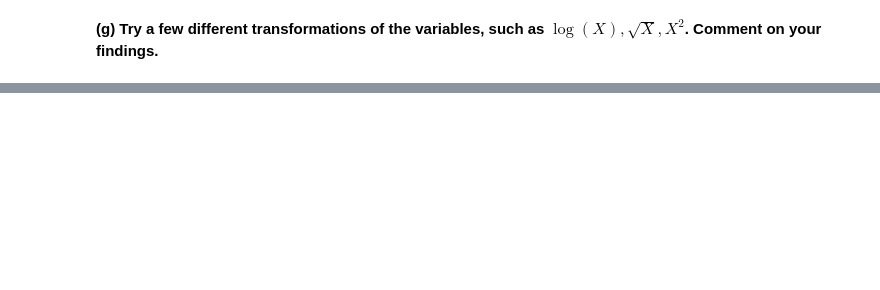
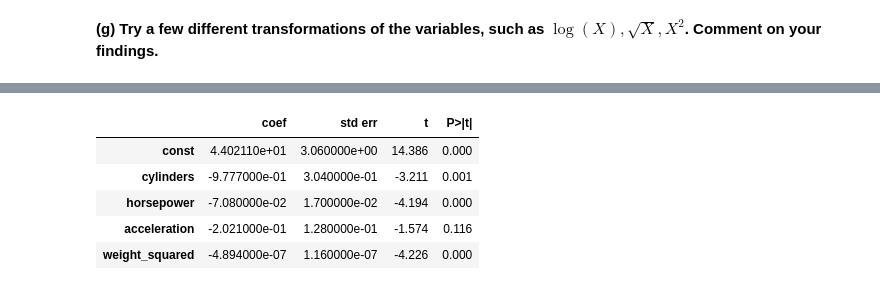
Before and after one commit to WillDBM/DATA-303, a Jupyter notebook: Lab/Armentrout_William_Lab3.ipynb, the cells around one changed output, grey strips where cells are left out. Cells and saved outputs as stored; diff of their text form; code cells hidden in the pictures; blank space fills up the shorter version.

```diff
--- a/Lab/Armentrout_William_Lab3.ipynb
+++ b/Lab/Armentrout_William_Lab3.ipynb
@@ -147,0 +268,12 @@ $\log(X), \sqrt{X}, X^2$. Comment on your findings.**
+# %%
+# weight^2
+auto['weight_squared'] = auto['weight'] ** 2
+model_weight2 = sm.OLS(auto.mpg, sm.add_constant(auto[['cylinders', 'horsepower', 'acceleration', 'weight_squared']])).fit()
+summarize(model_weight2)
+# %% [output]
+|  | coef | std err | t | P>|t| |
+| const | 4.402110e+01 | 3.060000e+00 | 14.386 | 0.000 |
+| cylinders | -9.777000e-01 | 3.040000e-01 | -3.211 | 0.001 |
+| horsepower | -7.080000e-02 | 1.700000e-02 | -4.194 | 0.000 |
+| acceleration | -2.021000e-01 | 1.280000e-01 | -1.574 | 0.116 |
+| weight_squared | -4.894000e-07 | 1.160000e-07 | -4.226 | 0.000 |
```
Also changed, not shown: parts of 16 cells of this notebook.
